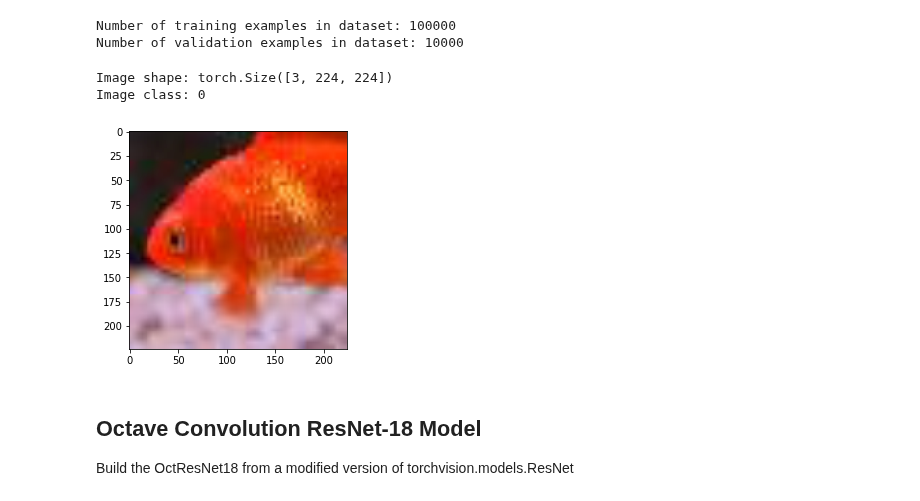
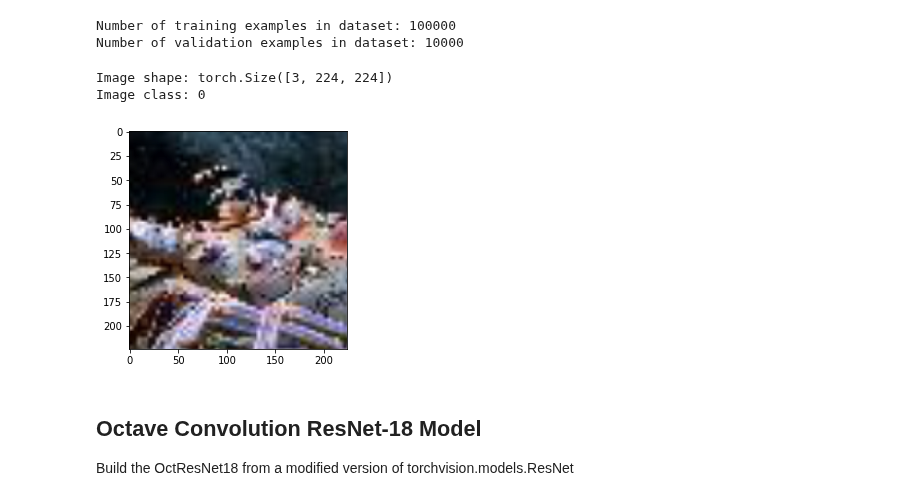
Before and after one commit to Etang21/octconv-pytorch, a Jupyter notebook: OctResNet-18 Training.ipynb, the cells around one changed output. Cells and saved outputs as stored; diff of their text form; code cells hidden in the pictures.

Commit message:
OctResNet18 training

```diff
--- a/OctResNet-18 Training.ipynb
+++ b/OctResNet-18 Training.ipynb
@@ -94,14 +92,14 @@ def imshow(inp, title=None):
         plt.title(title)
     plt.pause(0.001)  # pause a bit so that plots are updated
 # %%
-sample = image_datasets['train'][100]
+sample = image_datasets['val'][800]
 print("Image shape: {}".format(sample[0].shape))
 print("Image class: {}".format(sample[1]))
 imshow(sample[0])
 # %% [output]
 Image shape: torch.Size([3, 224, 224])
 Image class: 0
-[figure, old version]
+[figure, new version]
 # %% [markdown]
 ## Octave Convolution ResNet-18 Model
 
```
Also changed, not shown: parts of 7 cells of this notebook, 4 other files.
